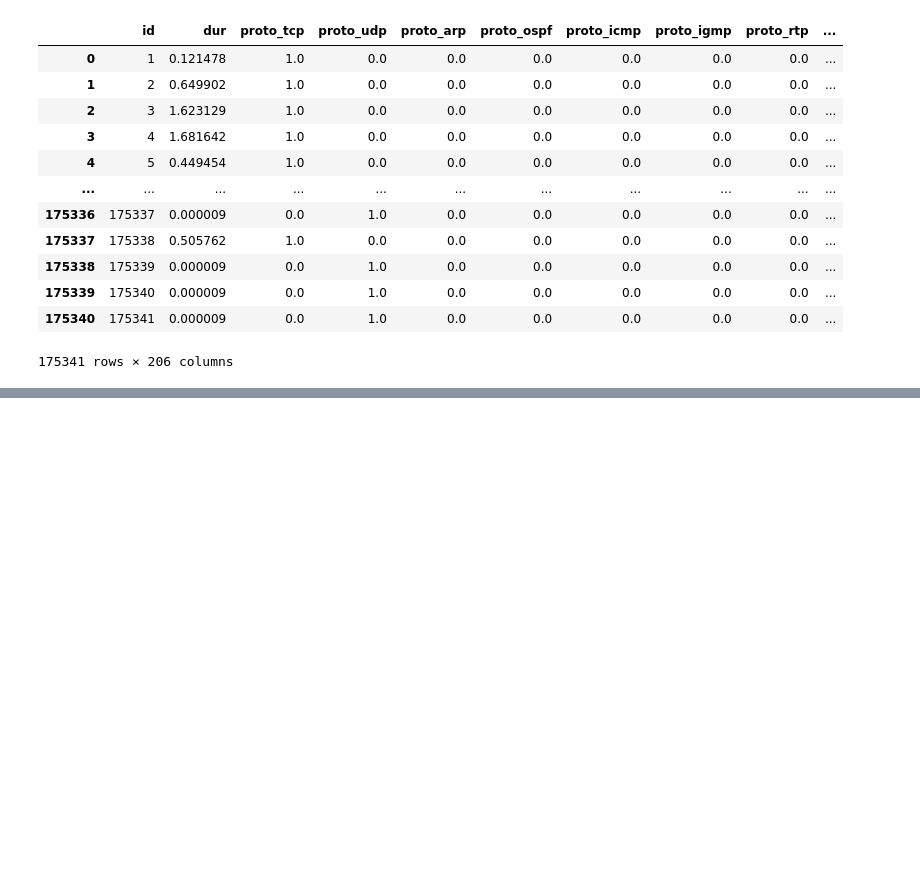
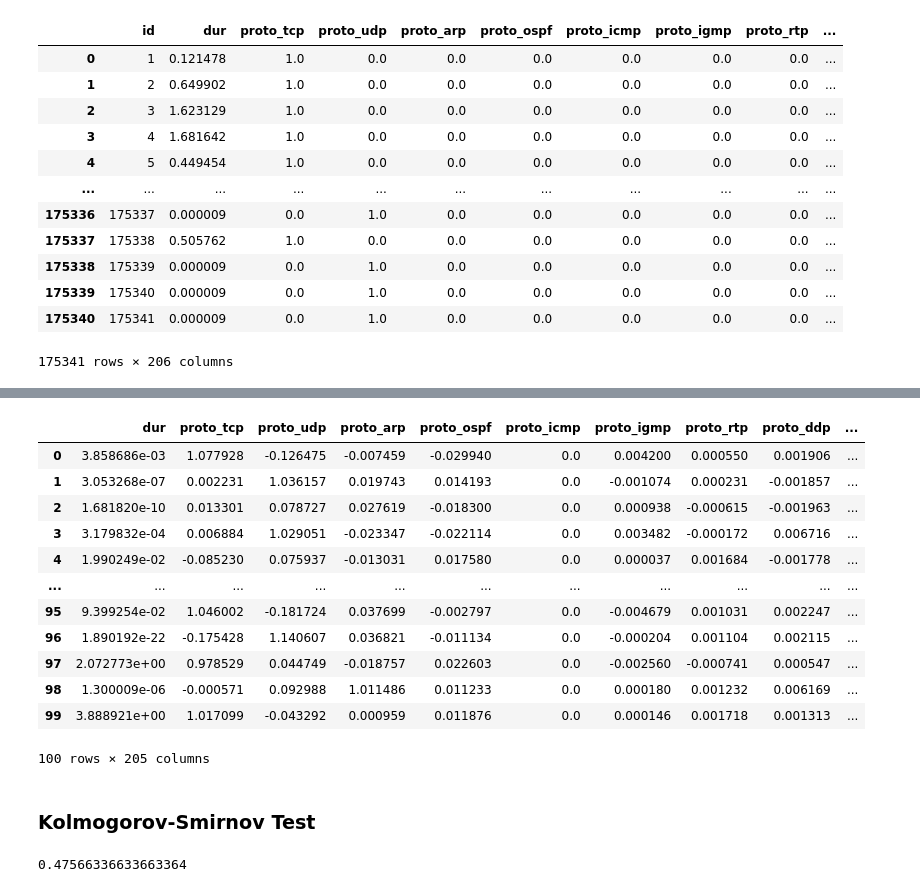
Before and after one commit to hungledut/network_traffic_generation, a Jupyter notebook: copula-gan.ipynb, the cells around one changed output, grey strips where cells are left out. Cells and saved outputs as stored; diff of their text form; code cells hidden in the pictures; blank space fills up the shorter version.

```diff
--- a/copula-gan.ipynb
+++ b/copula-gan.ipynb
@@ -118,2 +119,2 @@ The iteration is not making good progress, as measured by the
 # %%
-synthetic_data = copula.sample(1000)
+synthetic_data = copula.sample(100)
@@ -129,0 +121,31 @@ PCA(n_components=2)
+# %%
+synthetic_data
+# %% [output]
+|  | dur | proto_tcp | proto_udp | proto_arp | proto_ospf | proto_icmp | proto_igmp | proto_rtp | proto_ddp | ... |
+| 0 | 3.858686e-03 | 1.077928 | -0.126475 | -0.007459 | -0.029940 | 0.0 | 0.004200 | 0.000550 | 0.001906 | ... |
+| 1 | 3.053268e-07 | 0.002231 | 1.036157 | 0.019743 | 0.014193 | 0.0 | -0.001074 | 0.000231 | -0.001857 | ... |
+| 2 | 1.681820e-10 | 0.013301 | 0.078727 | 0.027619 | -0.018300 | 0.0 | 0.000938 | -0.000615 | -0.001963 | ... |
+| 3 | 3.179832e-04 | 0.006884 | 1.029051 | -0.023347 | -0.022114 | 0.0 | 0.003482 | -0.000172 | 0.006716 | ... |
+| 4 | 1.990249e-02 | -0.085230 | 0.075937 | -0.013031 | 0.017580 | 0.0 | 0.000037 | 0.001684 | -0.001778 | ... |
+| ... | ... | ... | ... | ... | ... | ... | ... | ... | ... | ... |
+| 95 | 9.399254e-02 | 1.046002 | -0.181724 | 0.037699 | -0.002797 | 0.0 | -0.004679 | 0.001031 | 0.002247 | ... |
+| 96 | 1.890192e-22 | -0.175428 | 1.140607 | 0.036821 | -0.011134 | 0.0 | -0.000204 | 0.001104 | 0.002115 | ... |
+| 97 | 2.072773e+00 | 0.978529 | 0.044749 | -0.018757 | 0.022603 | 0.0 | -0.002560 | -0.000741 | 0.000547 | ... |
+| 98 | 1.300009e-06 | -0.000571 | 0.092988 | 1.011486 | 0.011233 | 0.0 | 0.000180 | 0.001232 | 0.006169 | ... |
+| 99 | 3.888921e+00 | 1.017099 | -0.043292 | 0.000959 | 0.011876 | 0.0 | 0.000146 | 0.001718 | 0.001313 | ... |
+100 rows × 205 columns
+# %% [markdown]
+### Kolmogorov-Smirnov Test
+# %%
+from scipy import stats
+import statistics
+
+list = []
+for i in range(0,205):
+    rs = stats.ks_2samp(dataset.values[:,i],synthetic_data.values[:,i])
+    list.append(rs.statistic)
+avg = statistics.mean(list[0:-3])
+
+print(avg)
+# %% [output]
+0.47566336633663364
```
Also changed, not shown: parts of 5 cells of this notebook.
